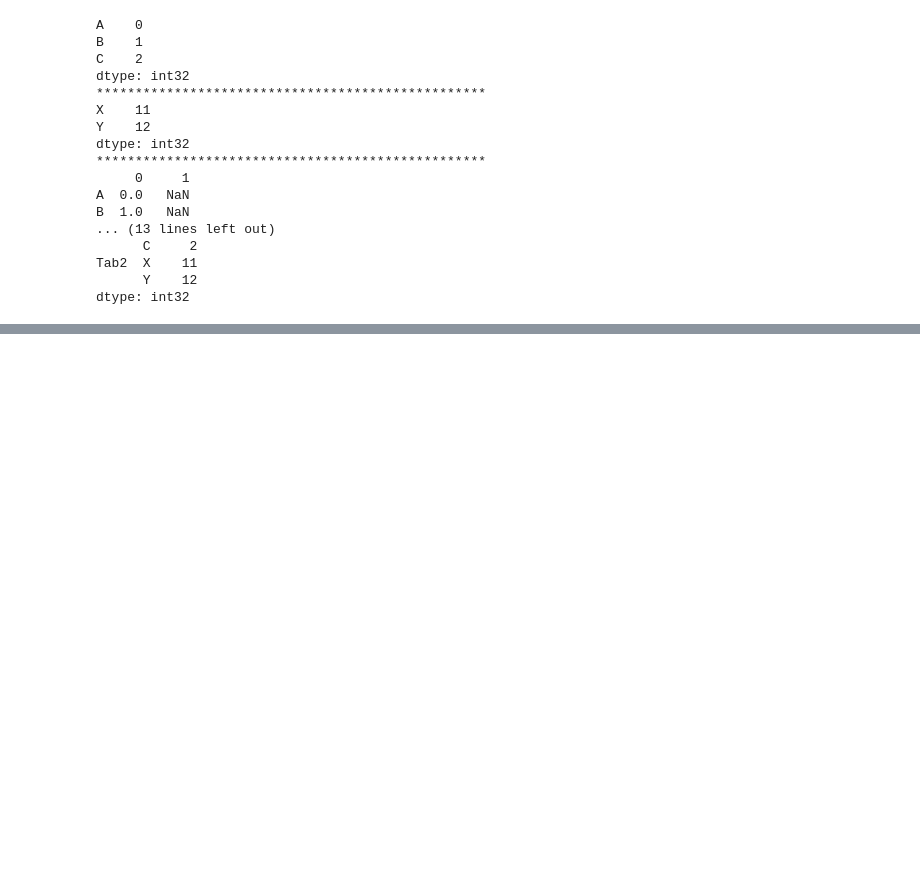
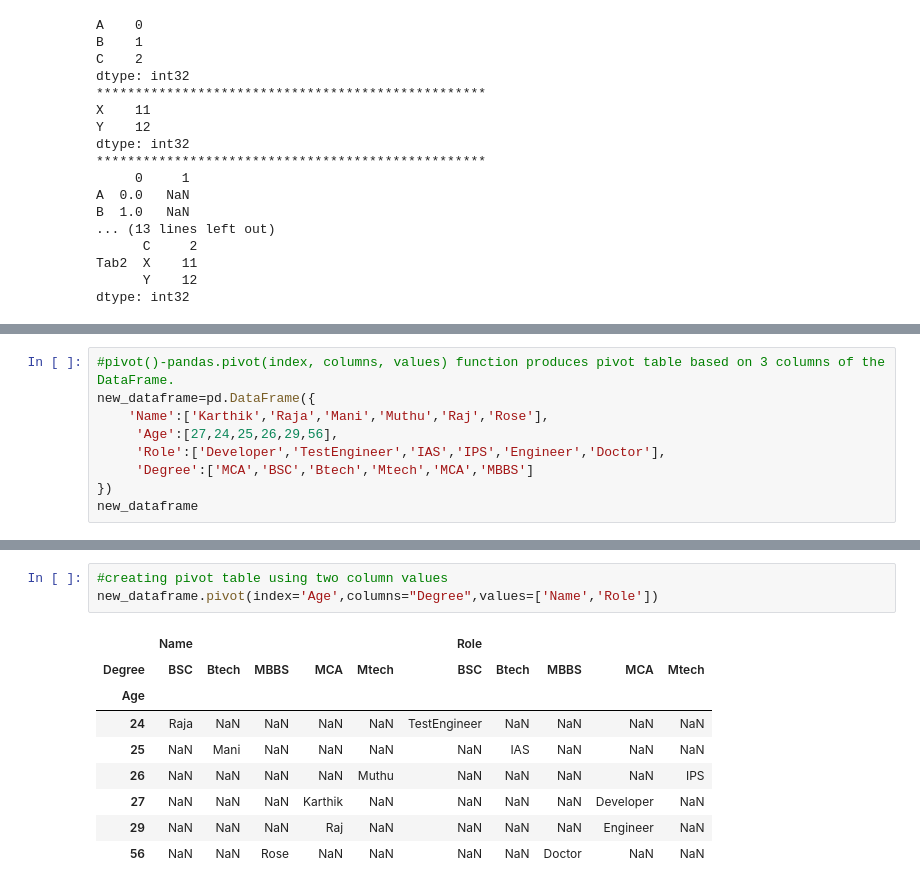
Before and after one commit to Karthik6622/PYTHON, a Jupyter notebook: Pandas_Practise_files/DataFrame-Pandas.ipynb, the cells around one changed output, grey strips where cells are left out. Saved outputs shown, nothing was run; the diff lists cells and outputs as text; blank space fills up the shorter version.

Commit message:
Added Matplotlib files and pandas Edited file

```diff
--- a/Pandas_Practise_files/DataFrame-Pandas.ipynb
+++ b/Pandas_Practise_files/DataFrame-Pandas.ipynb
@@ -333,0 +617,9 @@ dtype: int32
+# %%
+#pivot()-pandas.pivot(index, columns, values) function produces pivot table based on 3 columns of the DataFrame.
+new_dataframe=pd.DataFrame({
+    'Name':['Karthik','Raja','Mani','Muthu','Raj','Rose'],
+     'Age':[27,24,25,26,29,56],
+     'Role':['Developer','TestEngineer','IAS','IPS','Engineer','Doctor'],
+     'Degree':['MCA','BSC','Btech','Mtech','MCA','MBBS']
+})
+new_dataframe
@@ -333,0 +646,13 @@ dtype: int32
+# %%
+#creating pivot table using two column values
+new_dataframe.pivot(index='Age',columns="Degree",values=['Name','Role'])
+# %% [output]
+|  | Name |  |  |  |  | Role |  |  |  |  |
+| Degree | BSC | Btech | MBBS | MCA | Mtech | BSC | Btech | MBBS | MCA | Mtech |
+| Age |  |  |  |  |  |  |  |  |  |  |
+| 24 | Raja | NaN | NaN | NaN | NaN | TestEngineer | NaN | NaN | NaN | NaN |
+| 25 | NaN | Mani | NaN | NaN | NaN | NaN | IAS | NaN | NaN | NaN |
+| 26 | NaN | NaN | NaN | NaN | Muthu | NaN | NaN | NaN | NaN | IPS |
+| 27 | NaN | NaN | NaN | Karthik | NaN | NaN | NaN | NaN | Developer | NaN |
+| 29 | NaN | NaN | NaN | Raj | NaN | NaN | NaN | NaN | Engineer | NaN |
+| 56 | NaN | NaN | Rose | NaN | NaN | NaN | NaN | Doctor | NaN | NaN |
```
Also changed, not shown: parts of 38 cells of this notebook, 12 other files.
